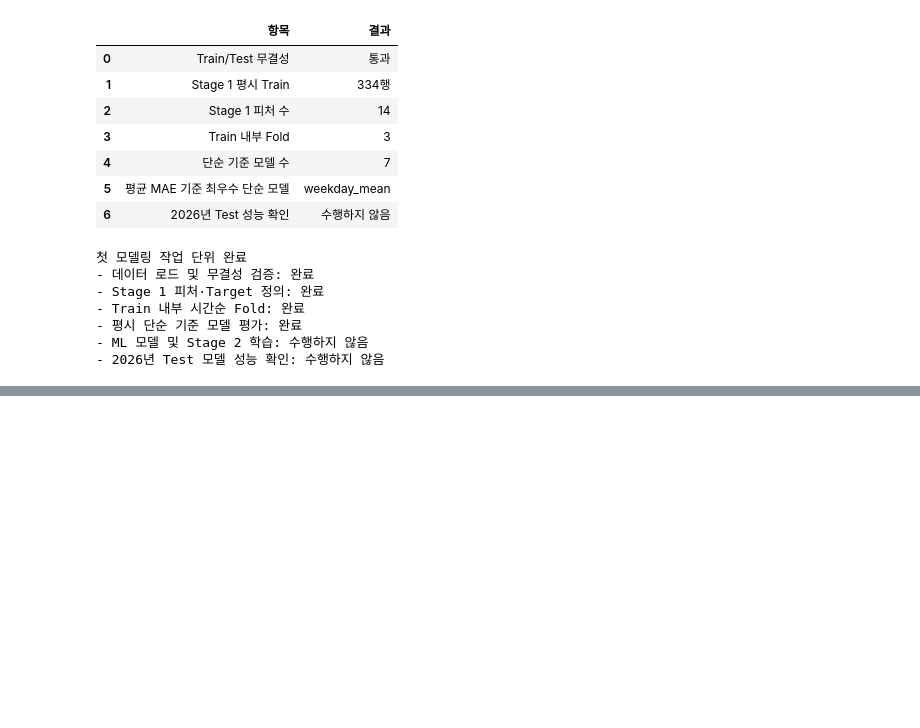
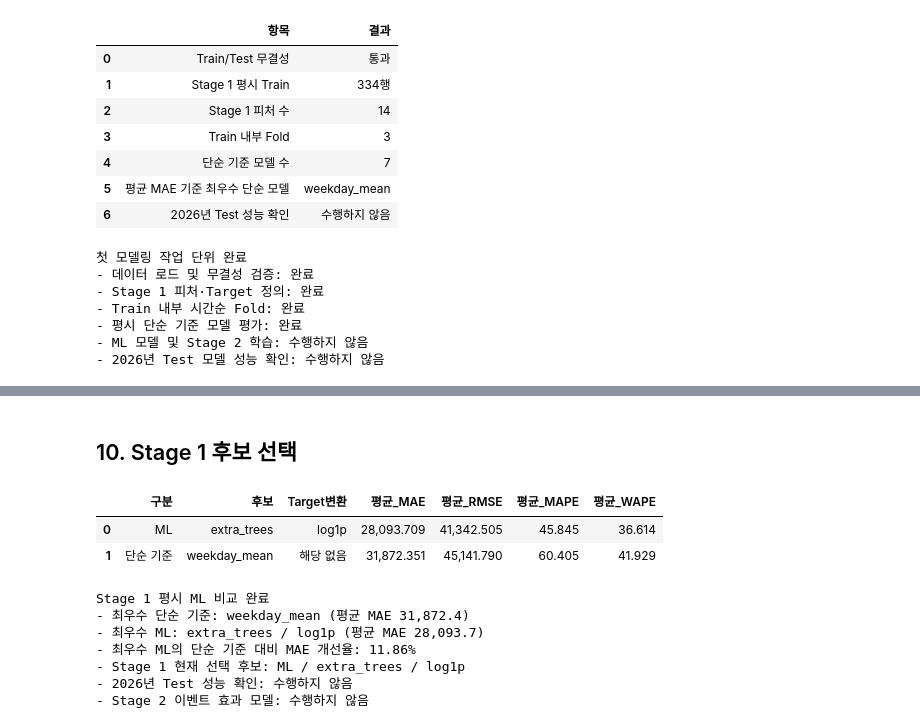
Before and after one commit to 2026-logistics-ai/postcast, a Jupyter notebook: notebooks/04_volume_forecasting.ipynb, the cells around one changed output, grey strips where cells are left out. Saved outputs shown, nothing was run; the diff lists cells and outputs as text; code cells hidden in the pictures; blank space fills up the shorter version.

```diff
--- a/notebooks/04_volume_forecasting.ipynb
+++ b/notebooks/04_volume_forecasting.ipynb
@@ -527,0 +790,72 @@ print("- 2026년 Test 모델 성능 확인: 수행하지 않음")
+# %% [markdown]
+## 10. Stage 1 후보 선택
+# %%
+best_naive = naive_summary.iloc[0]
+best_ml = stage1_ml_summary.iloc[0]
+
+stage1_method_comparison = pd.DataFrame(
+    [
+        {
+            "구분": "단순 기준",
+            "후보": best_naive["모델"],
+            "Target변환": "해당 없음",
+            "평균_MAE": best_naive["평균_MAE"],
+            "평균_RMSE": best_naive["평균_RMSE"],
+            "평균_MAPE": best_naive["평균_MAPE"],
+            "평균_WAPE": best_naive["평균_WAPE"],
+        },
+        {
+            "구분": "ML",
+            "후보": best_ml["모델"],
+            "Target변환": best_ml["Target변환"],
+            "평균_MAE": best_ml["평균_MAE"],
+            "평균_RMSE": best_ml["평균_RMSE"],
+            "평균_MAPE": best_ml["평균_MAPE"],
+            "평균_WAPE": best_ml["평균_WAPE"],
+        },
+    ]
+).sort_values(["평균_MAE", "평균_RMSE"]).reset_index(drop=True)
+
+selected_stage1_candidate = stage1_method_comparison.iloc[0].to_dict()
+ml_mae_improvement_vs_naive = (
+    (best_naive["평균_MAE"] - best_ml["평균_MAE"])
+    / best_naive["평균_MAE"]
+    * 100
+)
+
+display(stage1_method_comparison)
+
+print("Stage 1 평시 ML 비교 완료")
+print(
+    "- 최우수 단순 기준: "
+    f"{best_naive['모델']} "
+    f"(평균 MAE {best_naive['평균_MAE']:,.1f})"
+)
+print(
+    "- 최우수 ML: "
+    f"{best_ml['모델']} / {best_ml['Target변환']} "
+    f"(평균 MAE {best_ml['평균_MAE']:,.1f})"
+)
+print(
+    "- 최우수 ML의 단순 기준 대비 MAE 개선율: "
+    f"{ml_mae_improvement_vs_naive:,.2f}%"
+)
+print(
+    "- Stage 1 현재 선택 후보: "
+    f"{selected_stage1_candidate['구분']} / "
+    f"{selected_stage1_candidate['후보']} / "
+    f"{selected_stage1_candidate['Target변환']}"
+)
+print("- 2026년 Test 성능 확인: 수행하지 않음")
+print("- Stage 2 이벤트 효과 모델: 수행하지 않음")
+# %% [output]
+|  | 구분 | 후보 | Target변환 | 평균_MAE | 평균_RMSE | 평균_MAPE | 평균_WAPE |
+| 0 | ML | extra_trees | log1p | 28,093.709 | 41,342.505 | 45.845 | 36.614 |
+| 1 | 단순 기준 | weekday_mean | 해당 없음 | 31,872.351 | 45,141.790 | 60.405 | 41.929 |
+Stage 1 평시 ML 비교 완료
+- 최우수 단순 기준: weekday_mean (평균 MAE 31,872.4)
+- 최우수 ML: extra_trees / log1p (평균 MAE 28,093.7)
+- 최우수 ML의 단순 기준 대비 MAE 개선율: 11.86%
+- Stage 1 현재 선택 후보: ML / extra_trees / log1p
+- 2026년 Test 성능 확인: 수행하지 않음
+- Stage 2 이벤트 효과 모델: 수행하지 않음
```
Also changed, not shown: parts of 5 cells of this notebook.
